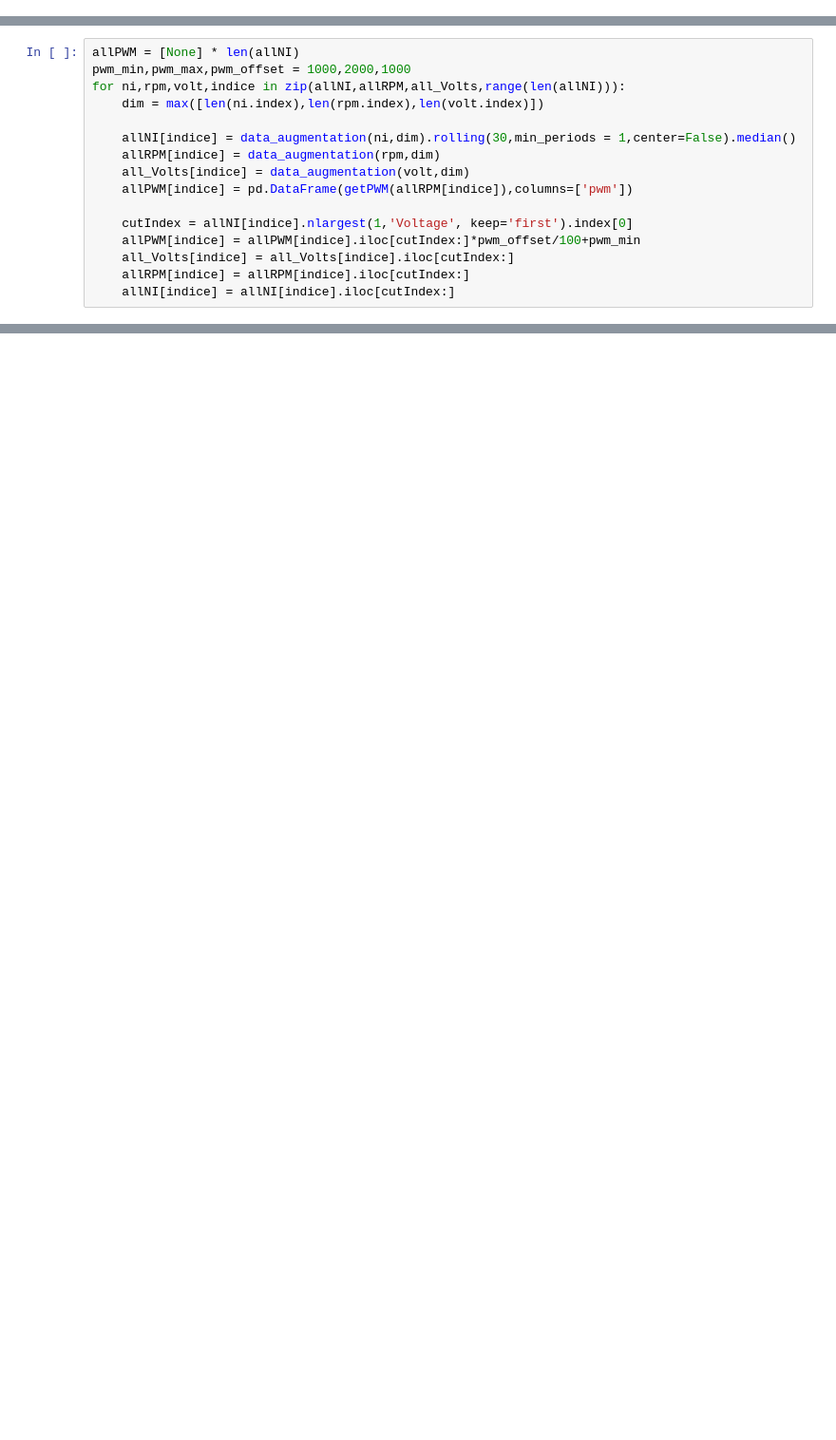
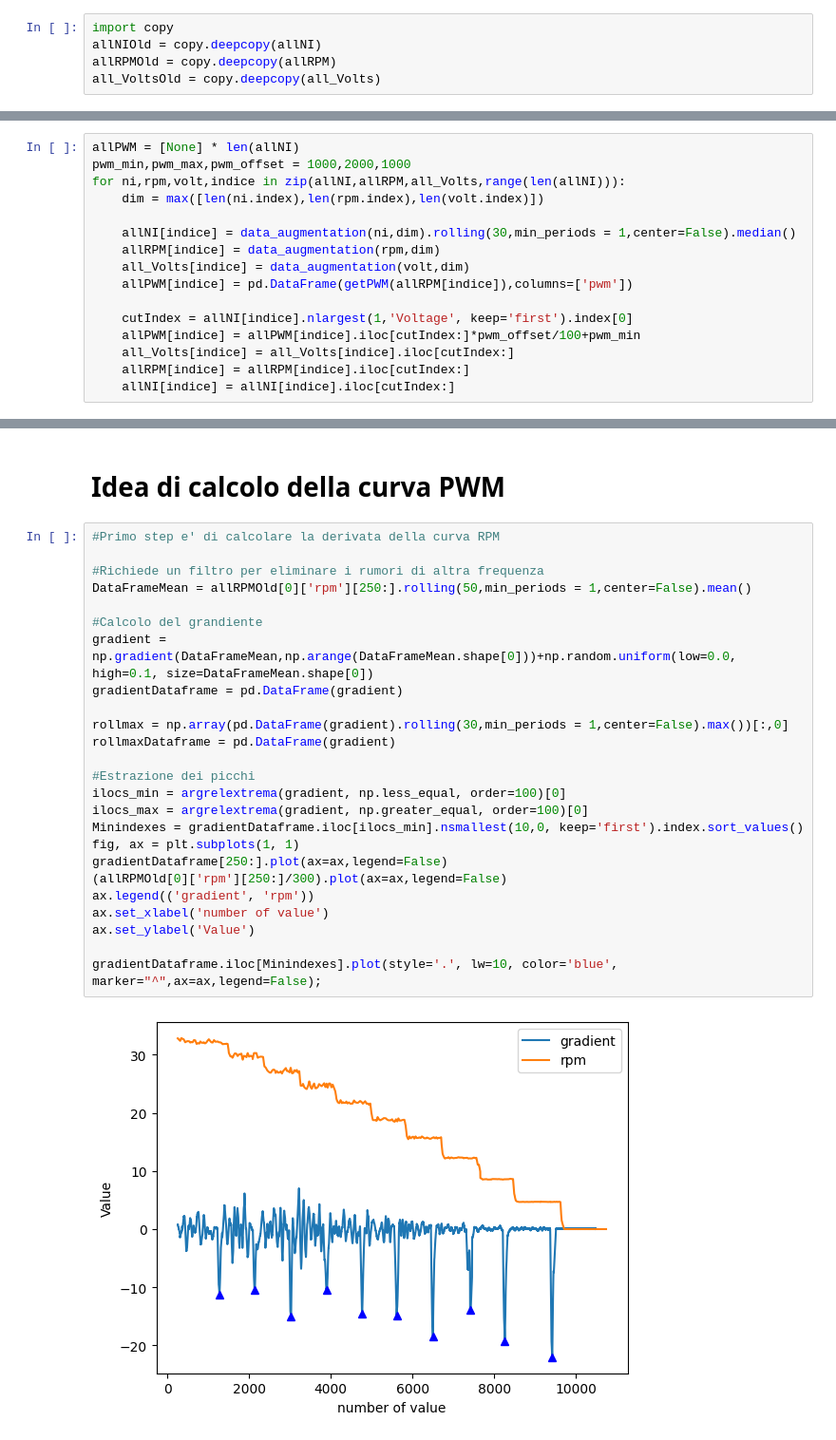
Before and after one commit to Simone-Scalella/Manutenzione_preventiva, a Jupyter notebook: analisi_full_dis.ipynb, the cells around one changed output, grey strips where cells are left out. Shown at 95% size. Drawn from its saved outputs; the diff is of its cells as text; blank space fills up the shorter version.

```diff
--- a/analisi_full_dis.ipynb
+++ b/analisi_full_dis.ipynb
@@ -52,3 +52,8 @@ plt.ylabel('National instrument')
 # %% [output]
 Text(0, 0.5, 'National instrument')
 [figure]
+# %%
+import copy
+allNIOld = copy.deepcopy(allNI)
+allRPMOld = copy.deepcopy(allRPM)
+all_VoltsOld = copy.deepcopy(all_Volts)
@@ -150,0 +178,29 @@ for ni,rpm,volt,indice in zip(allNI,allRPM,all_Volts,range(len(allNI))):
+# %% [markdown]
+# Idea di calcolo della curva PWM
+# %%
+#Primo step e' di calcolare la derivata della curva RPM
+
+#Richiede un filtro per eliminare i rumori di altra frequenza
+DataFrameMean = allRPMOld[0]['rpm'][250:].rolling(50,min_periods = 1,center=False).mean()
+
+#Calcolo del grandiente
+gradient = np.gradient(DataFrameMean,np.arange(DataFrameMean.shape[0]))+np.random.uniform(low=0.0, high=0.1, size=DataFrameMean.shape[0])
+gradientDataframe = pd.DataFrame(gradient)
+
+rollmax = np.array(pd.DataFrame(gradient).rolling(30,min_periods = 1,center=False).max())[:,0]
+rollmaxDataframe = pd.DataFrame(gradient)
+
+#Estrazione dei picchi
+ilocs_min = argrelextrema(gradient, np.less_equal, order=100)[0]
+ilocs_max = argrelextrema(gradient, np.greater_equal, order=100)[0]
+Minindexes = gradientDataframe.iloc[ilocs_min].nsmallest(10,0, keep='first').index.sort_values()
+fig, ax = plt.subplots(1, 1)
+gradientDataframe[250:].plot(ax=ax,legend=False)
+(allRPMOld[0]['rpm'][250:]/300).plot(ax=ax,legend=False)
+ax.legend(('gradient', 'rpm'))
+ax.set_xlabel('number of value')
+ax.set_ylabel('Value')
+
+gradientDataframe.iloc[Minindexes].plot(style='.', lw=10, color='blue', marker="^",ax=ax,legend=False);
+# %% [output]
+[figure, added]
```
Also changed, not shown: parts of 23 cells of this notebook.
